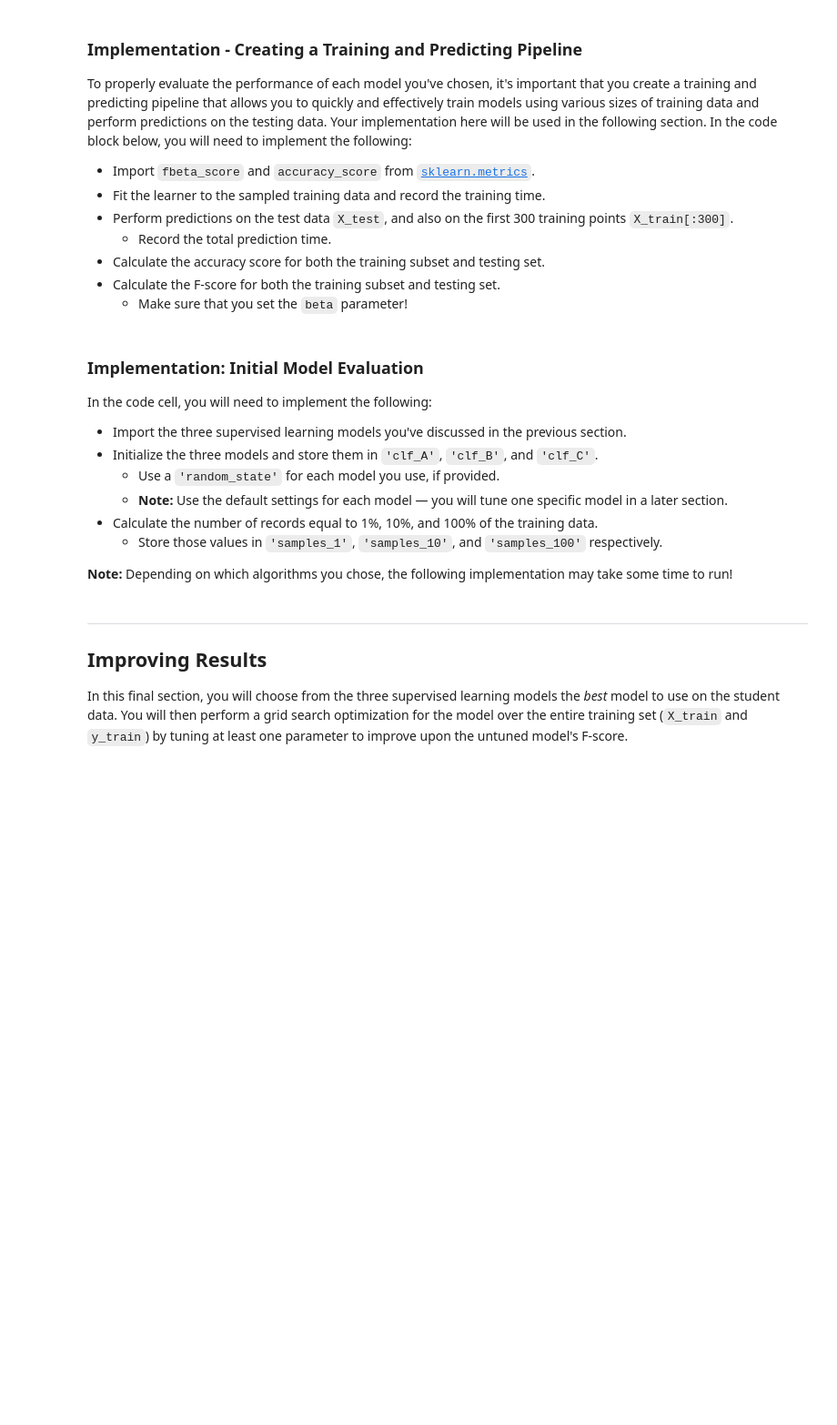
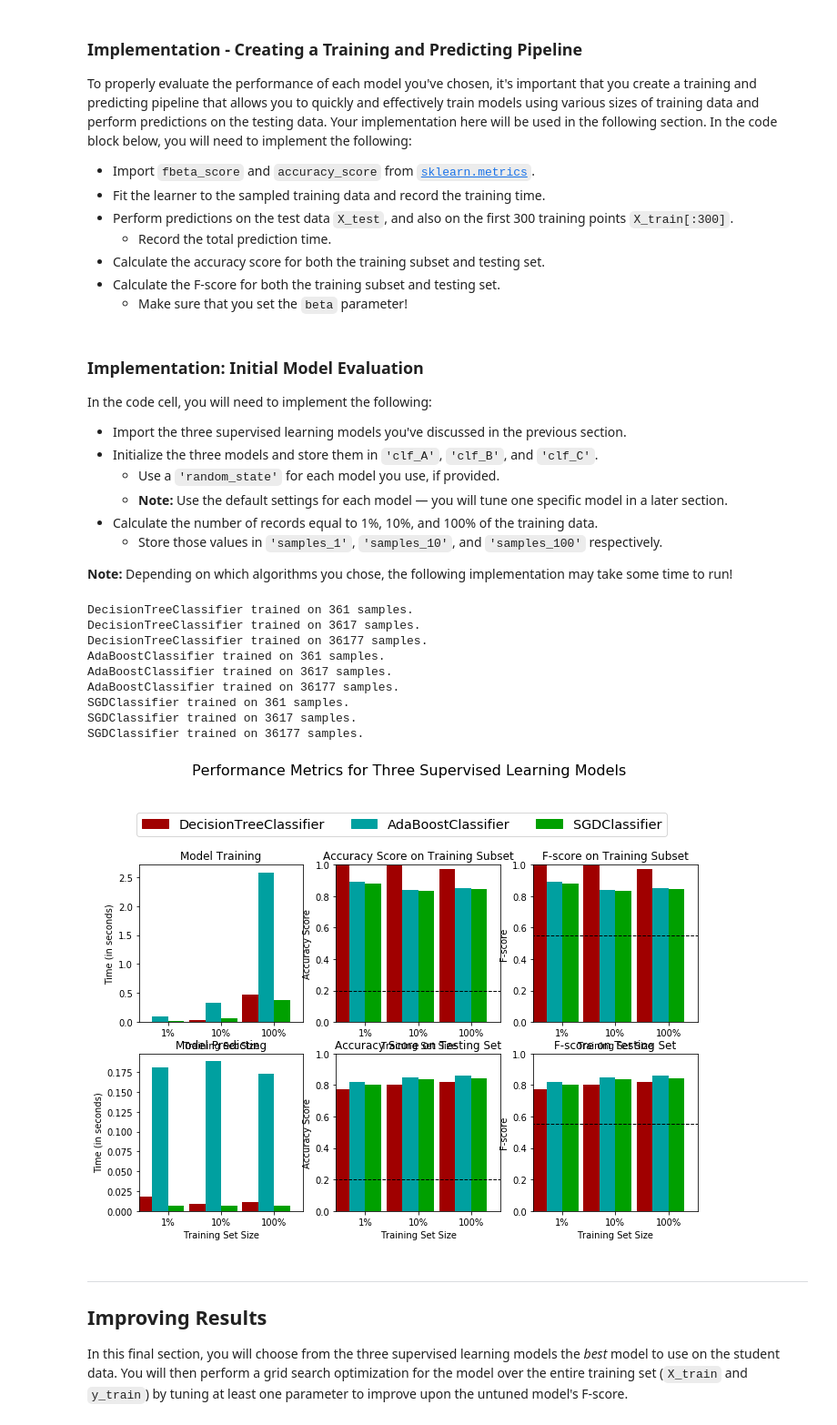
Before and after one commit to scpfoster/ML_Project1_SupervisedLearning, a Jupyter notebook: finding_donors.ipynb, the cells around one changed output. Shown at 91% size. Drawn from its saved outputs; the diff is of its cells as text; code cells hidden in the pictures; blank space fills up the shorter version.

Commit message:
tested the 3 models I choose.  Need to let things settle in my head abit

```diff
--- a/finding_donors.ipynb
+++ b/finding_donors.ipynb
@@ -346,8 +318,8 @@ TN = 0 # No predicted negatives in the naive case
 FN = 0 # No predicted negatives in the naive case
 '''
 
-TP = np.sum(income['>50K'])
-FP = income['<=50K'].count()
+TP = np.sum(income)
+FP = income.count()
 TN = 0
 FN = 0
 
@@ -601,6 +575,7 @@ In the code block below, you will need to implement the following:
    - Make sure that you set the `beta` parameter!
 # %%
 # TODO: Import two metrics from sklearn - fbeta_score and accuracy_score
+from sklearn.metrics import fbeta_score, accuracy_score
 
 def train_predict(learner, sample_size, X_train, y_train, X_test, y_test):
     '''
@@ -617,33 +592,33 @@ def train_predict(learner, sample_size, X_train, y_train, X_test, y_test):
 
     # TODO: Fit the learner to the training data using slicing with 'sample_size' using .fit(training_features[:], training_labels[:])
     start = time() # Get start time
-    learner = None
+    learner = learner.fit(X_train[:sample_size], y_train[:sample_size])
     end = time() # Get end time
 
     # TODO: Calculate the training time
-    results['train_time'] = None
+    results['train_time'] = end - start
 
     # TODO: Get the predictions on the test set(X_test),
     #       then get predictions on the first 300 training samples(X_train) using .predict()
     start = time() # Get start time
-    predictions_test = None
-    predictions_train = None
+    predictions_test = learner.predict(X_test)
+    predictions_train = learner.predict(X_train[:300])
     end = time() # Get end time
 
     # TODO: Calculate the total prediction time
-    results['pred_time'] = None
+    results['pred_time'] = end - start
 
     # TODO: Compute accuracy on the first 300 training samples which is y_train[:300]
-    results['acc_train'] = None
+    results['acc_train'] = accuracy_score(y_train[:300], predictions_train)
 
     # TODO: Compute accuracy on test set using accuracy_score()
-    results['acc_test'] = None
+    results['acc_test'] = accuracy_score(y_test, predictions_test)
 
     # TODO: Compute F-score on the the first 300 training samples using fbeta_score()
-    results['f_train'] = None
+    results['f_train'] = fbeta_score(y_train[:300], predictions_train, beta=0.5, average='micro')
 
     # TODO: Compute F-score on the test set which is y_test
-    results['f_test'] = None
+    results['f_test'] = fbeta_score(y_test, predictions_test, beta=0.5, average='micro')
 
     # Success
     print("{} trained on {} samples.".format(learner.__class__.__name__, sample_size))
@@ -663,31 +638,49 @@ In the code cell, you will need to implement the following:
 **Note:** Depending on which algorithms you chose, the following implementation may take some time to run!
 # %%
 # TODO: Import the three supervised learning models from sklearn
+from sklearn.tree import DecisionTreeClassifier
+from sklearn.ensemble import AdaBoostClassifier
+from sklearn.linear_model import LogisticRegression
+from sklearn.linear_model import SGDClassifier
 
 # TODO: Initialize the three models
-clf_A = None
-clf_B = None
-clf_C = None
+clf_A = DecisionTreeClassifier()
+clf_B = AdaBoostClassifier()
+#clf_C = LogisticRegression(solver = 'sag')
+clf_C = SGDClassifier()
 
 # TODO: Calculate the number of samples for 1%, 10%, and 100% of the training data
 # HINT: samples_100 is the entire training set i.e. len(y_train)
 # HINT: samples_10 is 10% of samples_100 (ensure to set the count of the values to be `int` and not `float`)
 # HINT: samples_1 is 1% of samples_100 (ensure to set the count of the values to be `int` and not `float`)
-samples_100 = None
-samples_10 = None
-samples_1 = None
+samples_100 = len(y_train.index)
+samples_10 = int(0.1*samples_100)
+samples_1 = int(0.01*samples_100)
 
 # Collect results on the learners
 results = {}
-for clf in [clf_A, clf_B, clf_C]:
+model_list = [clf_A, clf_B, clf_C]
+#model_list = [clf_C]
+for clf in model_list:
     clf_name = clf.__class__.__name__
     results[clf_name] = {}
     for i, samples in enumerate([samples_1, samples_10, samples_100]):
         results[clf_name][i] = \
         train_predict(clf, samples, X_train, y_train, X_test, y_test)
 
 # Run metrics visualization for the three supervised learning models chosen
 vs.evaluate(results, accuracy, fscore)
+# %% [output]
+DecisionTreeClassifier trained on 361 samples.
+DecisionTreeClassifier trained on 3617 samples.
+DecisionTreeClassifier trained on 36177 samples.
+AdaBoostClassifier trained on 361 samples.
+AdaBoostClassifier trained on 3617 samples.
+AdaBoostClassifier trained on 36177 samples.
+SGDClassifier trained on 361 samples.
+SGDClassifier trained on 3617 samples.
+SGDClassifier trained on 36177 samples.
+[figure, added]
 # %% [markdown]
 ----
 ## Improving Results
```
Also changed, not shown: parts of 9 cells of this notebook.
